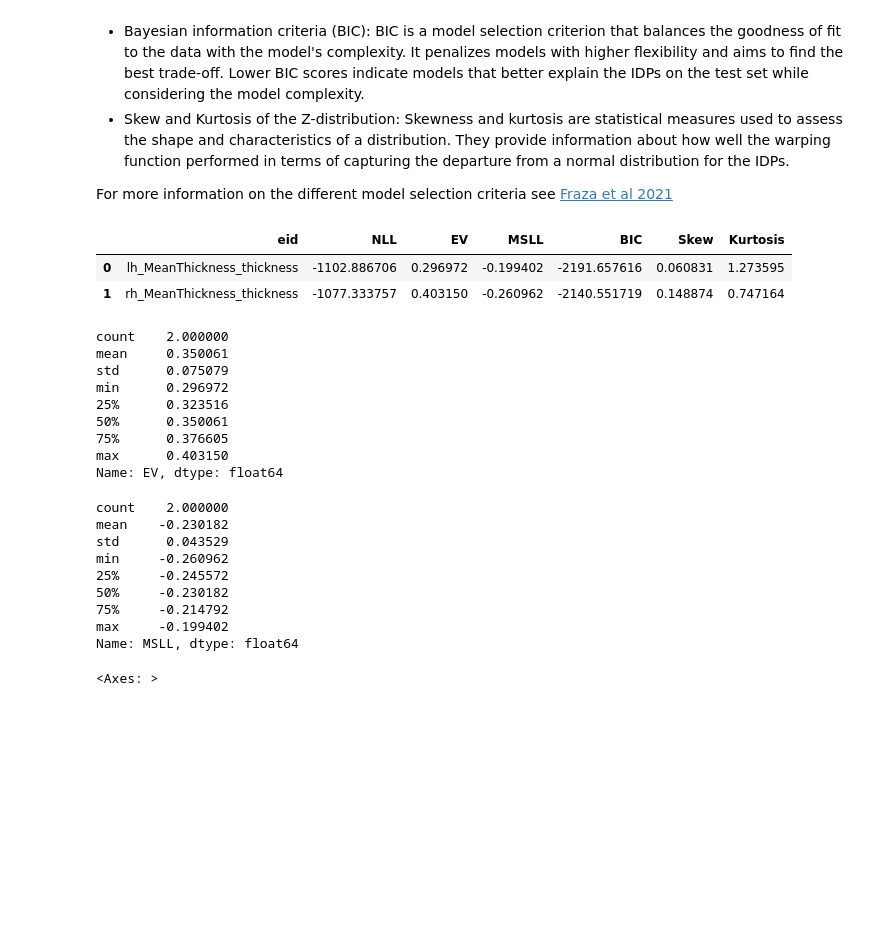
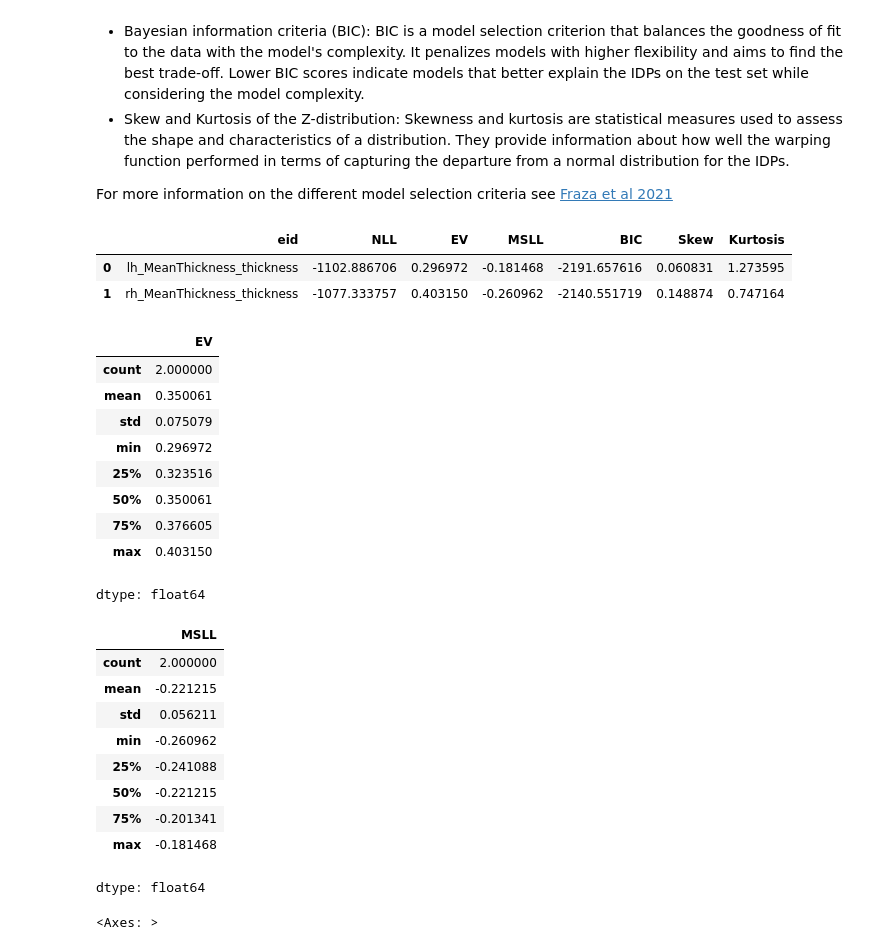
Before and after one commit to likeajumprope/Tutorial_normative_modelling, a Jupyter notebook: tasks/1_fit_normative_models.ipynb, the cells around one changed output. Saved outputs shown, nothing was run; the diff lists cells and outputs as text; code cells hidden in the pictures; blank space fills up the shorter version.

```diff
--- a/tasks/1_fit_normative_models.ipynb
+++ b/tasks/1_fit_normative_models.ipynb
@@ -257,6 +276,7 @@ for idp_num, idp in enumerate(idp_ids):
     # equivalent to: y = np.loadtxt(filename); y = y[:, np.newaxis]
     yhat_te = load_2d(os.path.join(idp_dir, 'yhat_' + suffix + '.txt'))
     s2_te = load_2d(os.path.join(idp_dir, 'ys2_' + suffix + '.txt'))
+    y_tr = load_2d(os.path.join(idp_dir, 'resp_tr.txt'))
     y_te = load_2d(os.path.join(idp_dir, 'resp_te.txt'))
 
     with open(os.path.join(idp_dir,'Models', 'NM_0_0_estimate.pkl'), 'rb') as handle:
@@ -274,59 +294,61 @@ for idp_num, idp in enumerate(idp_ids):
         warp_param = nm.blr.hyp[1:nm.blr.warp.get_n_params()+1]
         W = nm.blr.warp
 
         # warp predictions
         med_te = W.warp_predictions(np.squeeze(yhat_te), np.squeeze(s2_te), warp_param)[0]
         med_te = med_te[:, np.newaxis]
 
         # evaluation metrics
         metrics = evaluate(y_te, med_te)
 
         # compute MSLL manually
         y_te_w = W.f(y_te, warp_param)
         y_tr_w = W.f(y_tr, warp_param)
         y_tr_mean = np.array( [[np.mean(y_tr_w)]] )
         y_tr_var = np.array( [[np.var(y_tr_w)]] )
         MSLL = compute_MSLL(y_te_w, yhat_te, s2_te, y_tr_mean, y_tr_var)
 
     Z = np.loadtxt(os.path.join(idp_dir, 'Z_' + suffix + '.txt'))
     [skew, sdskew, kurtosis, sdkurtosis, semean, sesd] = calibration_descriptives(Z)
 
     BIC = len(nm.blr.hyp) * np.log(y_tr.shape[0]) + 2 * nm.neg_log_lik
 
     blr_metrics.loc[len(blr_metrics)] = [idp, nm.neg_log_lik, metrics['EXPV'][0],
                                          MSLL[0], BIC, skew, kurtosis]
 
 display(blr_metrics)
 
 blr_metrics.to_csv(os.path.join(out_dir,'blr_metrics.csv'))
 # %% [output]
 |  | eid | NLL | EV | MSLL | BIC | Skew | Kurtosis |
-| 0 | lh_MeanThickness_thickness | -1102.886706 | 0.296972 | -0.199402 | -2191.657616 | 0.060831 | 1.273595 |
+| 0 | lh_MeanThickness_thickness | -1102.886706 | 0.296972 | -0.181468 | -2191.657616 | 0.060831 | 1.273595 |
 | 1 | rh_MeanThickness_thickness | -1077.333757 | 0.403150 | -0.260962 | -2140.551719 | 0.148874 | 0.747164 |
 # %%
 blr_metrics['EV'].describe()
 # %% [output]
+|  | EV |
+| count | 2.000000 |
+| mean | 0.350061 |
+| std | 0.075079 |
+| min | 0.296972 |
+| 25% | 0.323516 |
+| 50% | 0.350061 |
+| 75% | 0.376605 |
+| max | 0.403150 |
-count    2.000000
-mean     0.350061
-std      0.075079
-min      0.296972
-25%      0.323516
-50%      0.350061
-75%      0.376605
-max      0.403150
-Name: EV, dtype: float64
+dtype: float64
 # %%
 blr_metrics['MSLL'].describe()
 # %% [output]
+|  | MSLL |
+| count | 2.000000 |
+| mean | -0.221215 |
+| std | 0.056211 |
+| min | -0.260962 |
+| 25% | -0.241088 |
+| 50% | -0.221215 |
+| 75% | -0.201341 |
+| max | -0.181468 |
-count    2.000000
-mean    -0.230182
-std      0.043529
-min     -0.260962
-25%     -0.245572
-50%     -0.230182
-75%     -0.214792
-max     -0.199402
-Name: MSLL, dtype: float64
+dtype: float64
 # %%
 blr_metrics['EV'].hist()
 # %% [output]
```
Also changed, not shown: parts of 4 cells of this notebook.
